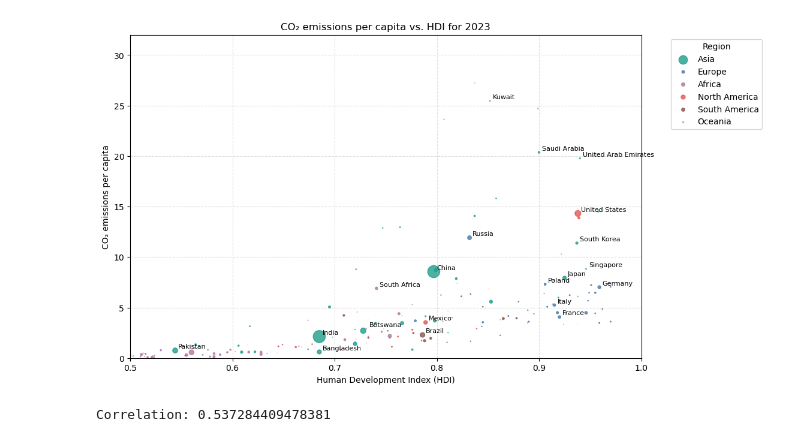
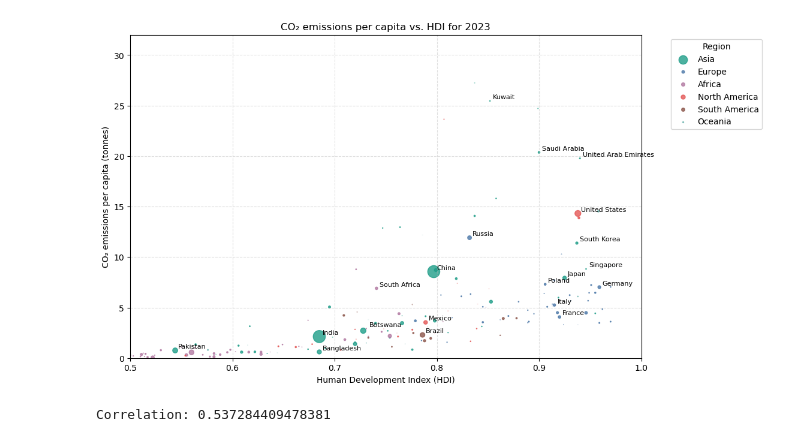
Before and after one commit to rtster/INST447GroupProject, a Jupyter notebook: Project.ipynb, the cells around one changed output. Drawn from its saved outputs; the diff is of its cells as text; code cells hidden in the pictures.

```diff
--- a/Project.ipynb
+++ b/Project.ipynb
@@ -80,7 +80,7 @@ for region in regions:
     )
 
 plt.xlabel("Human Development Index (HDI)")
-plt.ylabel("CO₂ emissions per capita")
+plt.ylabel("CO₂ emissions per capita (tonnes)")
 plt.title("CO₂ emissions per capita vs. HDI for 2023")
 
 #add grid lines for visual clarity
@@ -93,34 +93,34 @@ plt.legend(title="Region", bbox_to_anchor=(1.05, 1), loc="upper left")
 #Create a list to label several countries to recreate the original labeling scheme (slight difference as original had you display labels by region)
 countries_w_label = [
     "United States", "Mexico", "China", "India", "Italy", "Poland", "Singapore",
     "Kuwait", "United Arab Emirates", "Saudi Arabia",
     "Germany", "South Africa", "Japan", "France", "Brazil", "Russia",
     "South Korea", "Pakistan", "Botswana", "Bangladesh",
 ]
 
 #label the above country datapoints
 for country in countries_w_label:
 
     #grab data for each country
     country_row = visualization_df[visualization_df["Country"] == country]
 
     #this if loop ensures that the program won't crash if a value is missing
     if not country_row.empty:
         #grab the HDI value
         x = country_row["Human Development Index"].values[0]
 
         #grab the CO2 per capita value
         y = country_row["co2_per_capita"].values[0]
 
         #Plot the label at the right point (slight shifted above to the right)
         plt.text(x + 0.003, y + 0.2, country, fontsize=8)
 
 #Limits the axis sizes to roughly match the default OWID visualization's
 plt.xlim(0.5, 1.0)
 plt.ylim(0, 32)
 plt.show()
 # %% [output]
-[figure, old version]
+[figure, new version]
 # %%
 correlation = combined_df["Human Development Index"].corr(combined_df["co2_per_capita"])
 #This value shows the correlation coefficient between HDI and CO2 emissions per capita
```
